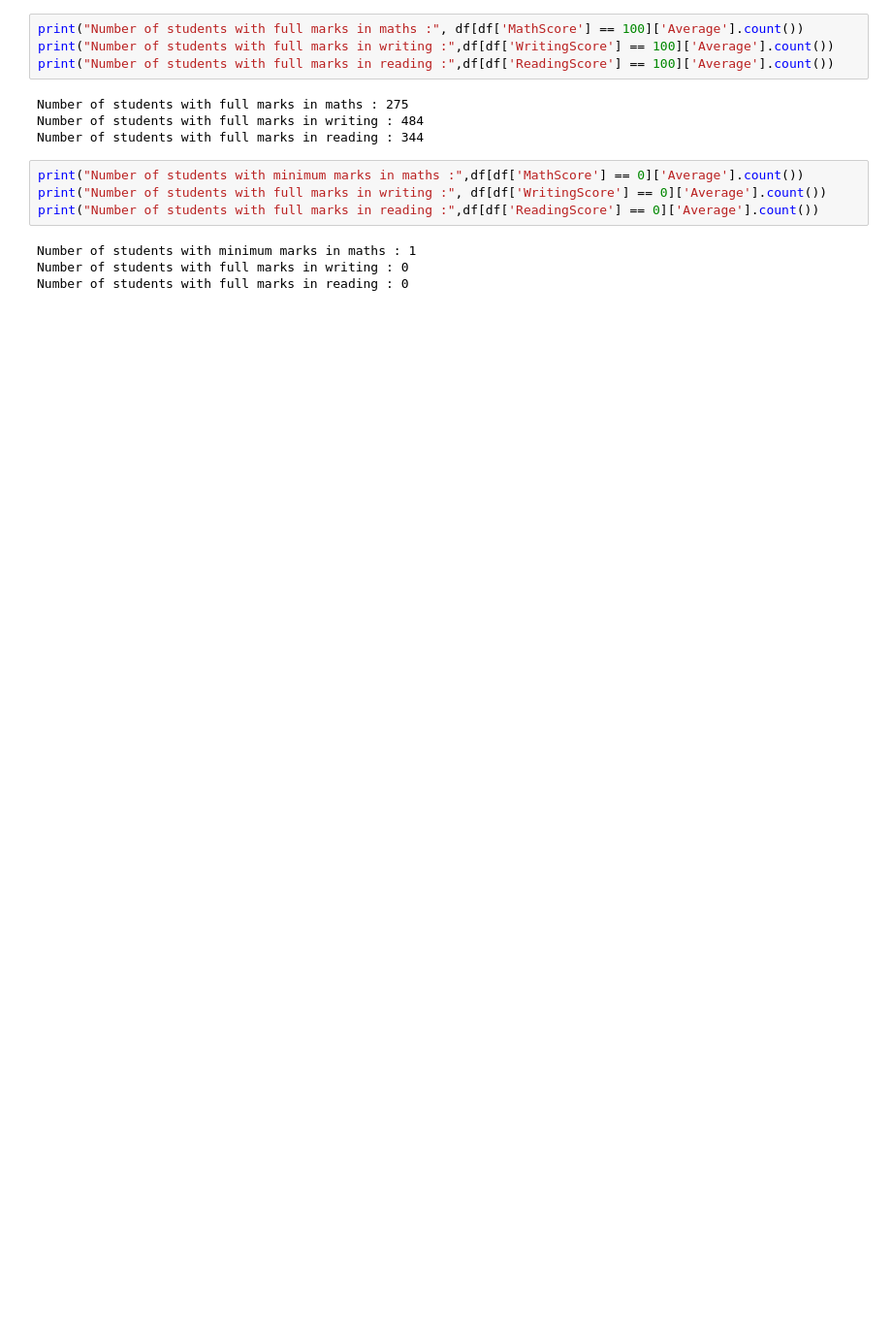
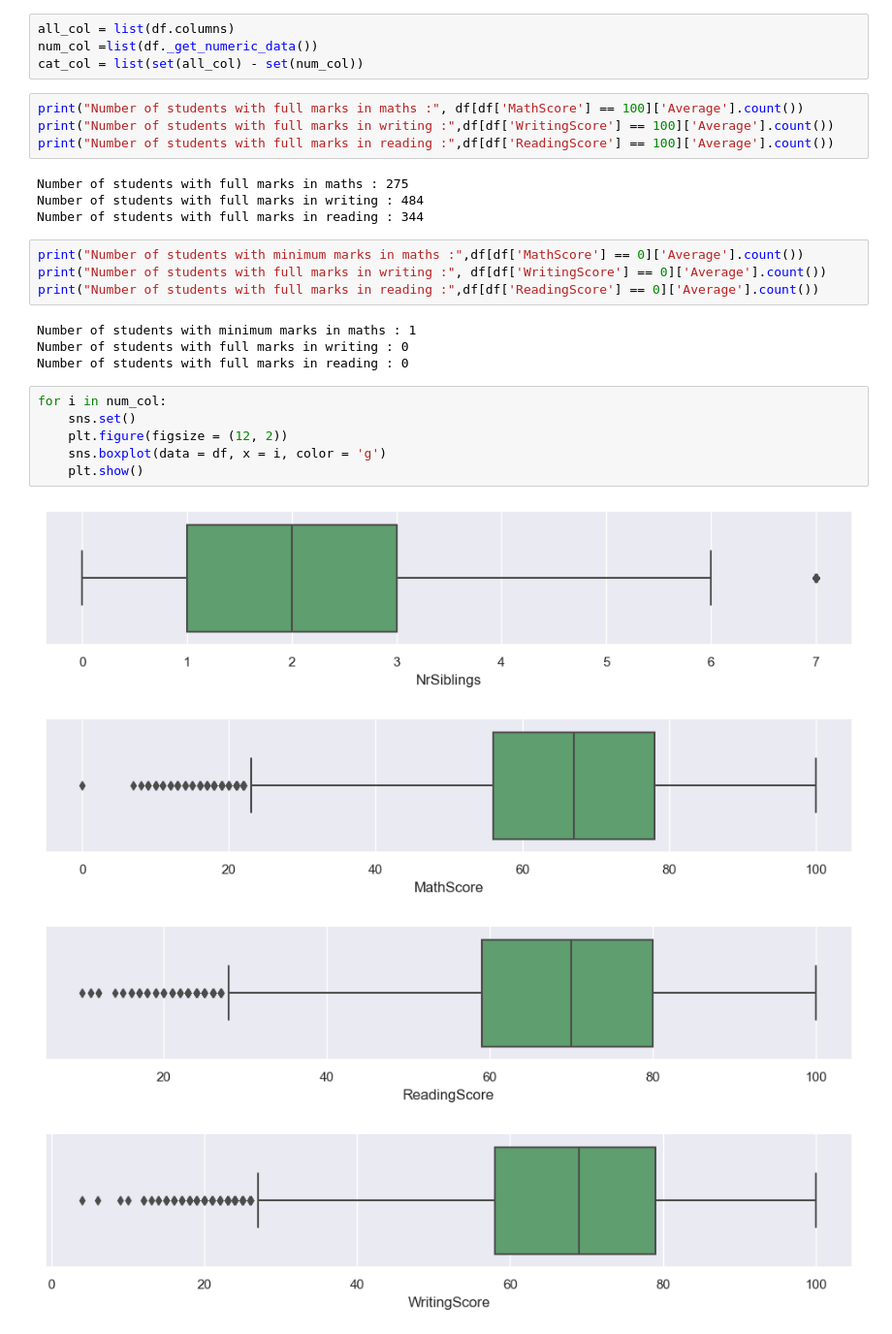
Before and after one commit to pinilDissanayaka/StudenExamScore, a Jupyter notebook: Notebooks/1. Students Exam Scores EDA.ipynb, the cells around one changed output. Shown: that part at 97% size. Saved outputs shown, nothing was run; the diff lists cells and outputs as text; blank space fills up the shorter version.

```diff
--- a/Notebooks/1. Students Exam Scores EDA.ipynb
+++ b/Notebooks/1. Students Exam Scores EDA.ipynb
@@ -303,3 +305,7 @@ df.head()
+# %%
+all_col = list(df.columns)
+num_col =list(df._get_numeric_data())
+cat_col = list(set(all_col) - set(num_col))
 # %%
 print("Number of students with full marks in maths :", df[df['MathScore'] == 100]['Average'].count())
 print("Number of students with full marks in writing :",df[df['WritingScore'] == 100]['Average'].count())
@@ -316,3 +322,14 @@ print("Number of students with full marks in reading :",df[df['ReadingScore'] ==
 Number of students with minimum marks in maths : 1
 Number of students with full marks in writing : 0
 Number of students with full marks in reading : 0
+# %%
+for i in num_col:
+    sns.set()
+    plt.figure(figsize = (12, 2))
+    sns.boxplot(data = df, x = i, color = 'g')
+    plt.show()
+# %% [output]
+[figure, added]
+[figure, added]
+[figure, added]
+[figure, added]
```
Also changed, not shown: parts of 9 cells of this notebook, 2 other files.
